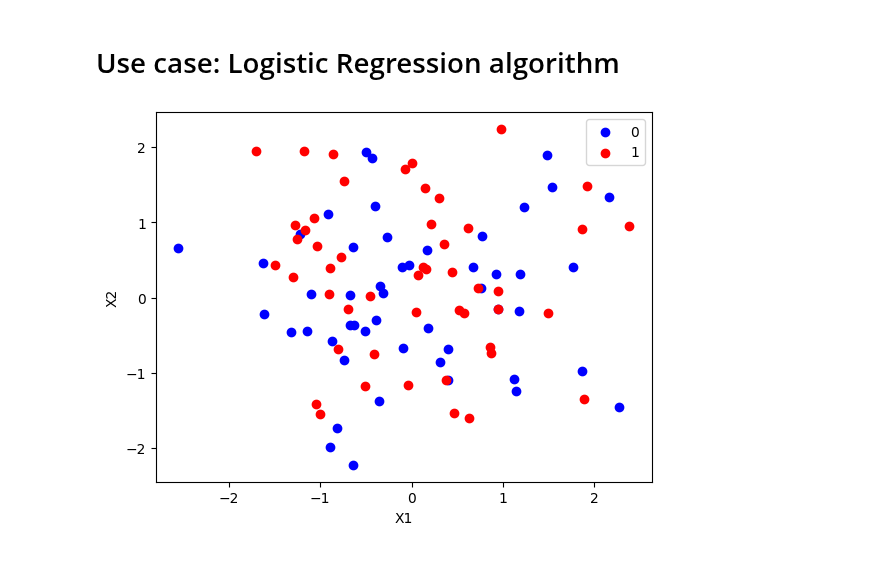
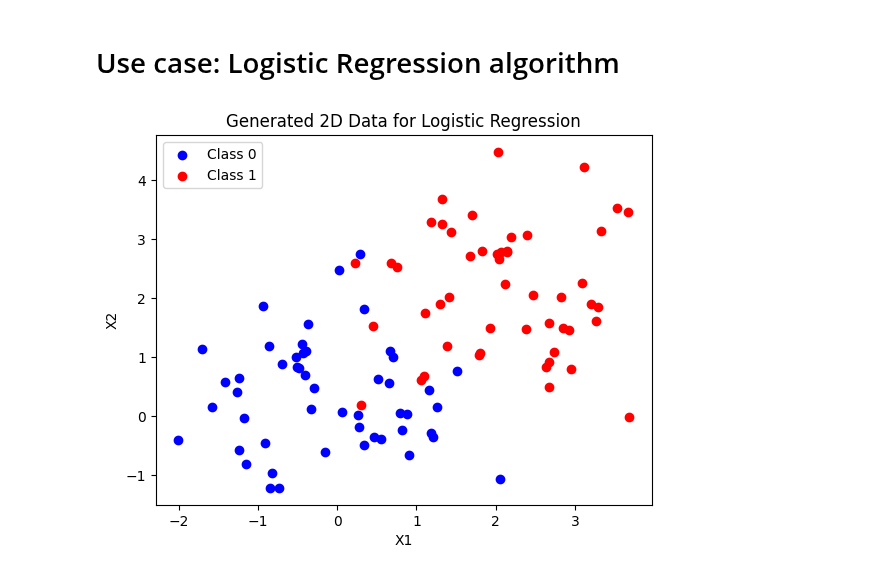
Before and after one commit to mina-naseh/complexity-analysis, a Jupyter notebook: HW1.ipynb, the cells around one changed output. Cells and saved outputs as stored; diff of their text form; code cells hidden in the pictures.

```diff
--- a/HW1.ipynb
+++ b/HW1.ipynb
@@ -122,22 +122,31 @@ We can see that Wall time of Numpy Implementation is much less than Wall time of
 # %% [markdown]
 # Use case: Logistic Regression algorithm
 # %%
-# making 2D training data for logistic regression
 import matplotlib.pyplot as plt
 
+# Number of data points per class
 n_data = 100
-np.random.seed(0)
-X = np.random.randn(n_data, 2)
-y = np.random.randint(0, 2, n_data)
 
-plt.scatter(X[y == 0, 0], X[y == 0, 1], c='blue', label='0')
-plt.scatter(X[y == 1, 0], X[y == 1, 1], c='red', label='1')
+# Generate class 0: centered around (-2, -2) with Gaussian noise
+class_0 = np.random.randn(n_data // 2, 2) + np.array([0, 0])
+
+# Generate class 1: centered around (2, 2) with Gaussian noise
+class_1 = np.random.randn(n_data // 2, 2) + np.array([2, 2])
+
+# Combine the data and create labels
+X = np.vstack((class_0, class_1))  # Combine the two classes into one dataset
+y = np.hstack((np.zeros(n_data // 2), np.ones(n_data // 2)))  # 0 for class 0, 1 for class 1
+
+# Visualize the generated data
+plt.scatter(X[y == 0, 0], X[y == 0, 1], c='blue', label='Class 0')
+plt.scatter(X[y == 1, 0], X[y == 1, 1], c='red', label='Class 1')
 plt.xlabel('X1')
 plt.ylabel('X2')
 plt.legend()
+plt.title('Generated 2D Data for Logistic Regression')
 plt.show()
 # %% [output]
-[figure, old version]
+[figure, new version]
 # %%
 # We can implement natural logarithm using a Taylor series approximation for log(1+x),
 # but we will use math function in this case
```
Also changed, not shown: parts of 5 cells of this notebook.
